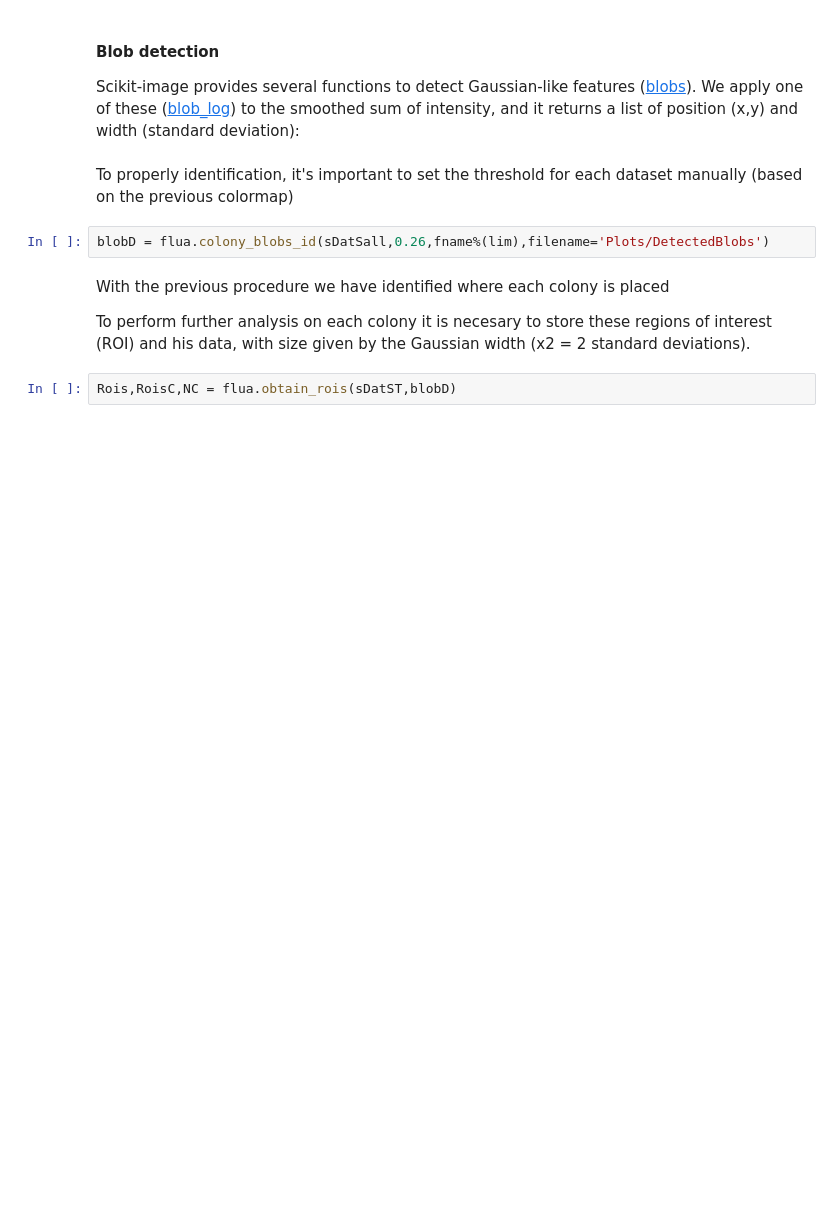
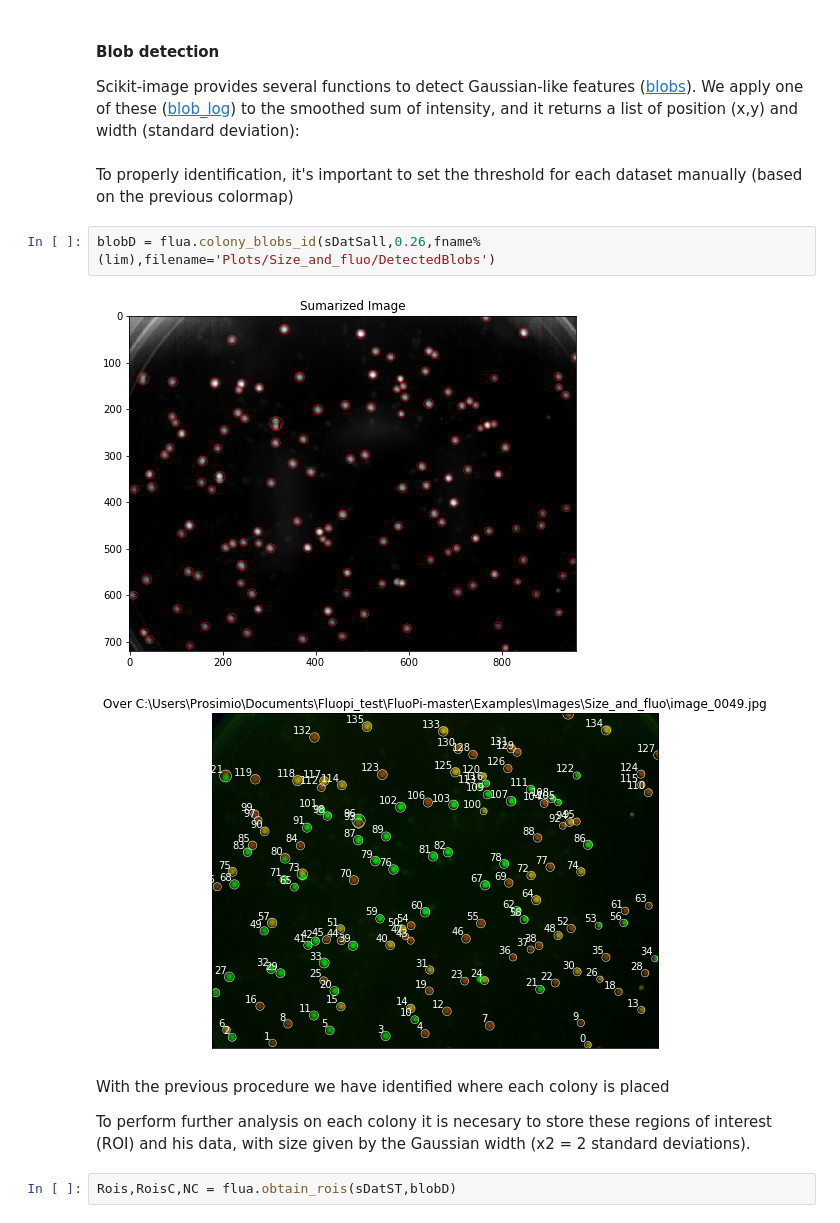
Before and after one commit to RudgeLab/FluoPi, a Jupyter notebook: Examples/Colony_size_and_fluo.ipynb, the cells around one changed output. Saved outputs shown, nothing was run; the diff lists cells and outputs as text; blank space fills up the shorter version.

```diff
--- a/Examples/Colony_size_and_fluo.ipynb
+++ b/Examples/Colony_size_and_fluo.ipynb
@@ -137,7 +175,10 @@ Scikit-image provides several functions to detect Gaussian-like features ([blobs
 # %% [markdown]
 To properly identification, it's important to set the threshold for each dataset manually (based on the previous colormap)
 # %%
-blobD = flua.colony_blobs_id(sDatSall,0.26,fname%(lim),filename='Plots/DetectedBlobs')
+blobD = flua.colony_blobs_id(sDatSall,0.26,fname%(lim),filename='Plots/Size_and_fluo/DetectedBlobs')
+# %% [output]
+[figure, added]
+[figure, added]
 # %% [markdown]
 With the previous procedure we have identified where each colony is placed
 
```
Also changed, not shown: parts of 42 cells of this notebook, 13 other files.
